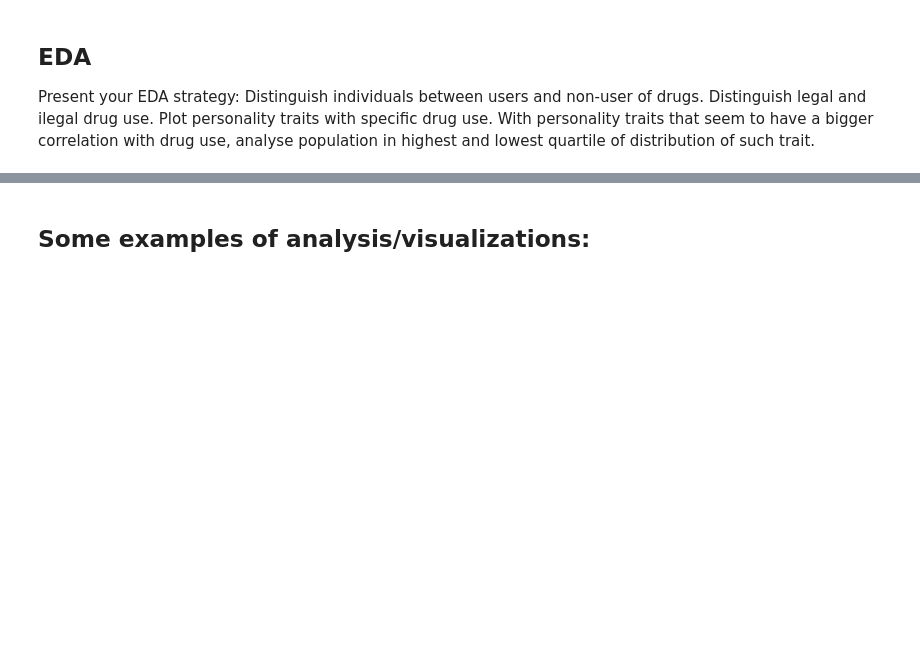
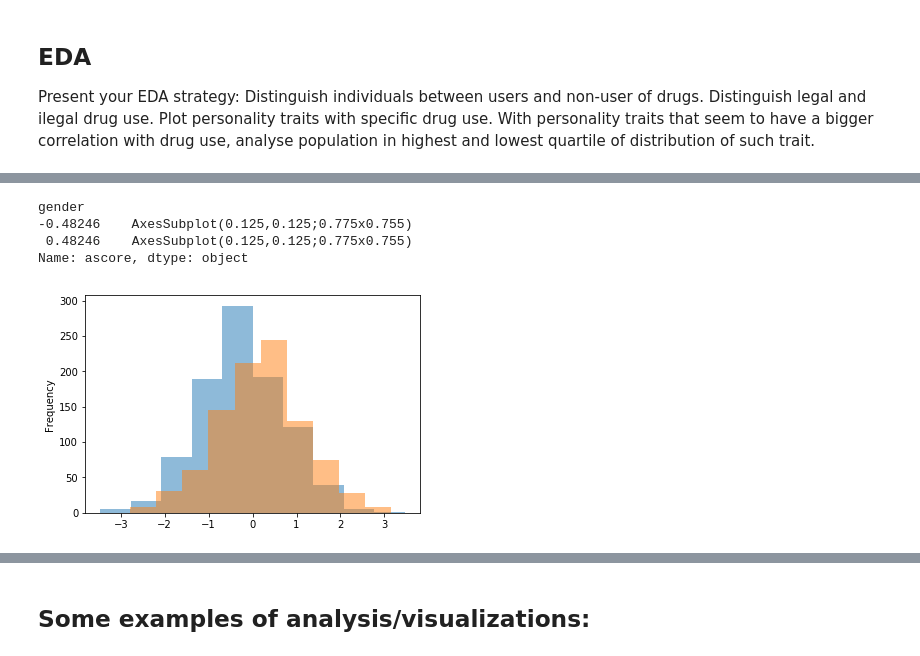
Before and after one commit to AndreMoukarzel/MAC0459, a Jupyter notebook: DataScienceEP1.ipynb, the cells around one changed output, grey strips where cells are left out. Drawn from its saved outputs; the diff is of its cells as text; code cells hidden in the pictures; blank space fills up the shorter version.

```diff
--- a/DataScienceEP1.ipynb
+++ b/DataScienceEP1.ipynb
@@ -28,0 +65,8 @@ With personality traits that seem to have a bigger correlation with drug use, an
+# %%
+drugs.groupby('gender')['ascore'].plot.hist(alpha=0.5)
+# %% [output]
+gender
+-0.48246    AxesSubplot(0.125,0.125;0.775x0.755)
+ 0.48246    AxesSubplot(0.125,0.125;0.775x0.755)
+Name: ascore, dtype: object
+[figure, added]
```
Also changed, not shown: parts of 31 cells of this notebook, 1 other file.
